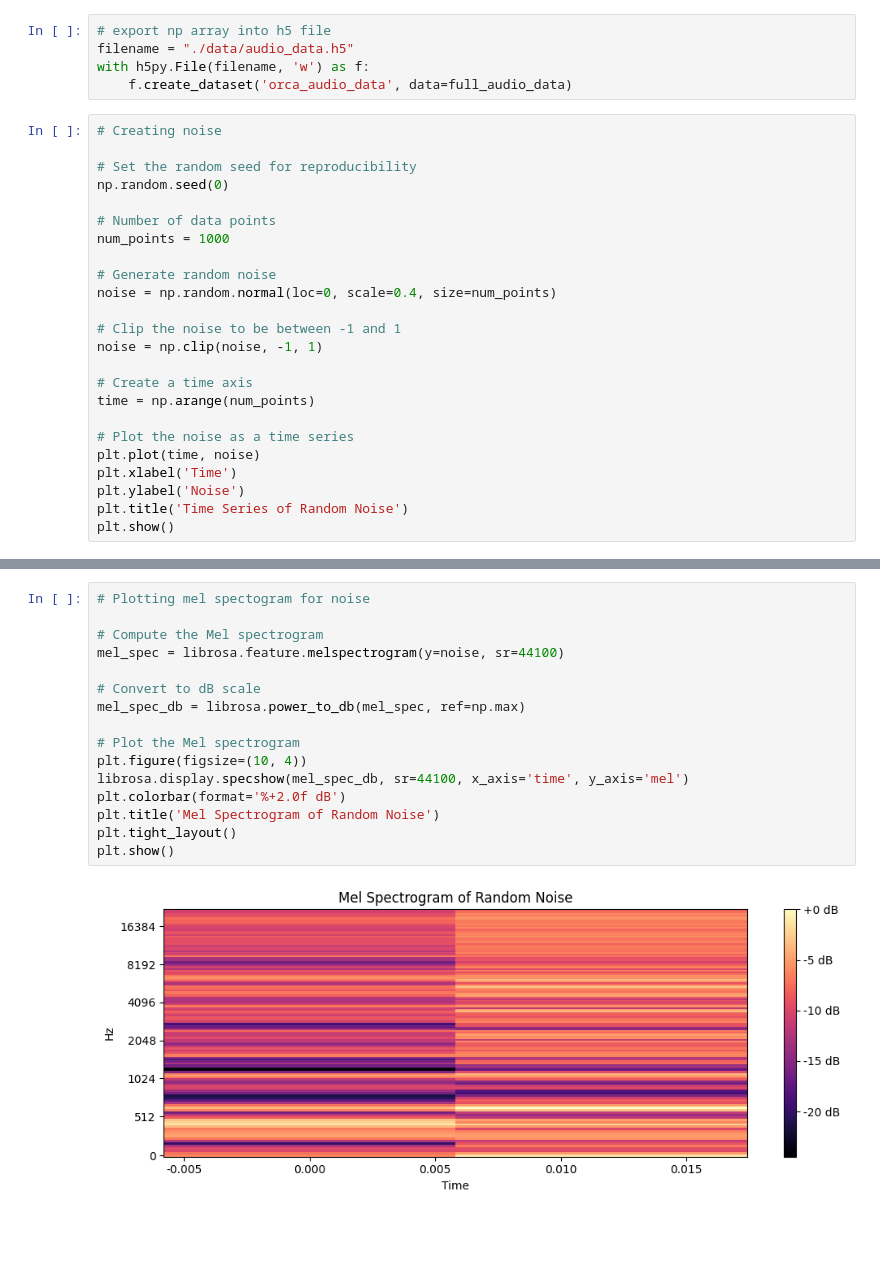
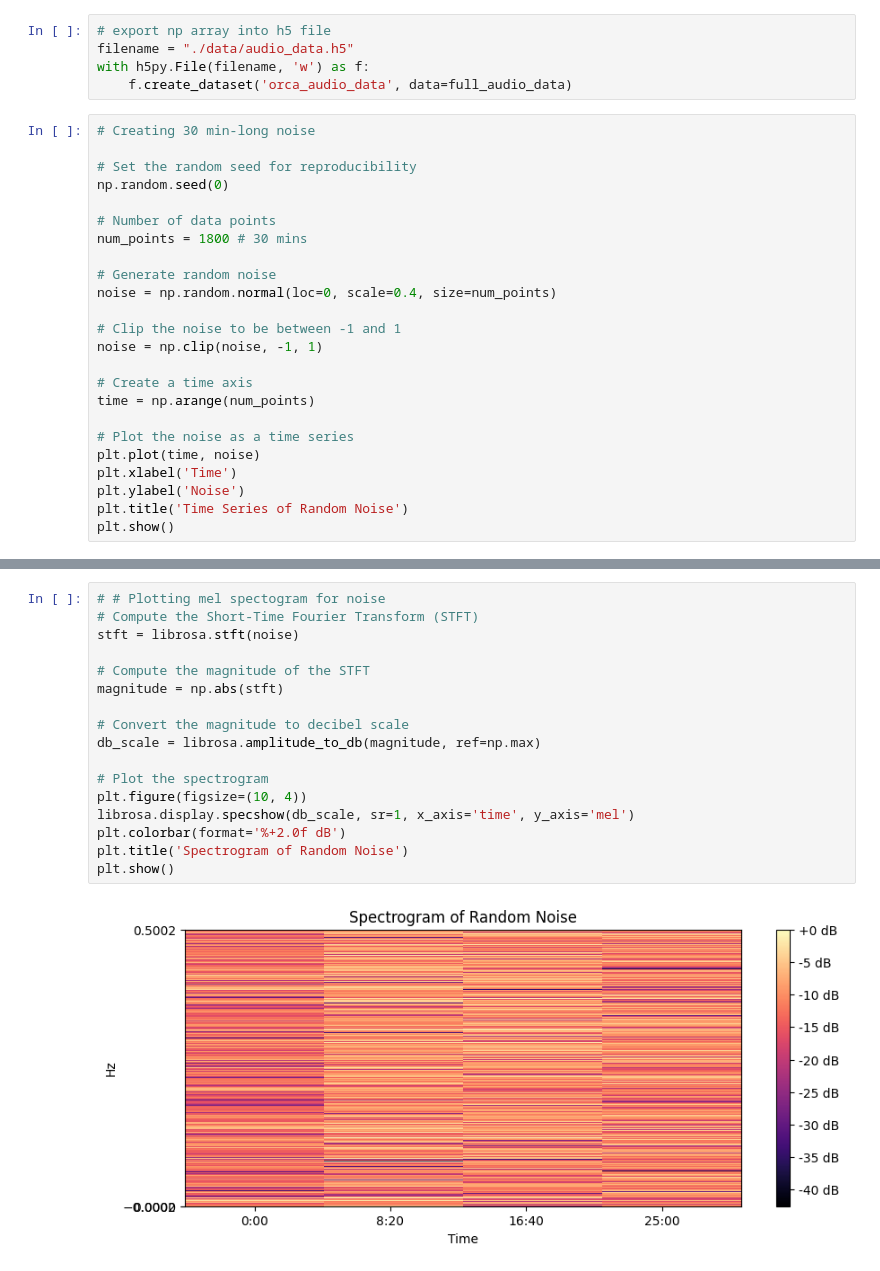
Before and after one commit to Denolle-Lab/OrcaSeis, a Jupyter notebook: wavform_exploration.ipynb, the cells around one changed output, grey strips where cells are left out. Saved outputs shown, nothing was run; the diff lists cells and outputs as text; blank space fills up the shorter version.

```diff
--- a/wavform_exploration.ipynb
+++ b/wavform_exploration.ipynb
@@ -70,13 +129,13 @@ filename = "./data/audio_data.h5"
 with h5py.File(filename, 'w') as f:
     f.create_dataset('orca_audio_data', data=full_audio_data)
 # %%
-# Creating noise
+# Creating 30 min-long noise
 
 # Set the random seed for reproducibility
 np.random.seed(0)
 
 # Number of data points
-num_points = 1000
+num_points = 1800 # 30 mins
 
 # Generate random noise
 noise = np.random.normal(loc=0, scale=0.4, size=num_points)
@@ -98,18 +157,19 @@ plt.show()
 # %%
-# Plotting mel spectogram for noise
+# # Plotting mel spectogram for noise
+# Compute the Short-Time Fourier Transform (STFT)
+stft = librosa.stft(noise)
 
-# Compute the Mel spectrogram
-mel_spec = librosa.feature.melspectrogram(y=noise, sr=44100)
+# Compute the magnitude of the STFT
+magnitude = np.abs(stft)
 
-# Convert to dB scale
-mel_spec_db = librosa.power_to_db(mel_spec, ref=np.max)
+# Convert the magnitude to decibel scale
+db_scale = librosa.amplitude_to_db(magnitude, ref=np.max)
 
-# Plot the Mel spectrogram
+# Plot the spectrogram
 plt.figure(figsize=(10, 4))
-librosa.display.specshow(mel_spec_db, sr=44100, x_axis='time', y_axis='mel')
+librosa.display.specshow(db_scale, sr=1, x_axis='time', y_axis='mel')
 plt.colorbar(format='%+2.0f dB')
-plt.title('Mel Spectrogram of Random Noise')
-plt.tight_layout()
+plt.title('Spectrogram of Random Noise')
 plt.show()
 # %% [output]
-[figure, old version]
+[figure, new version]
```
Also changed, not shown: parts of 5 cells of this notebook, 1 other file.
